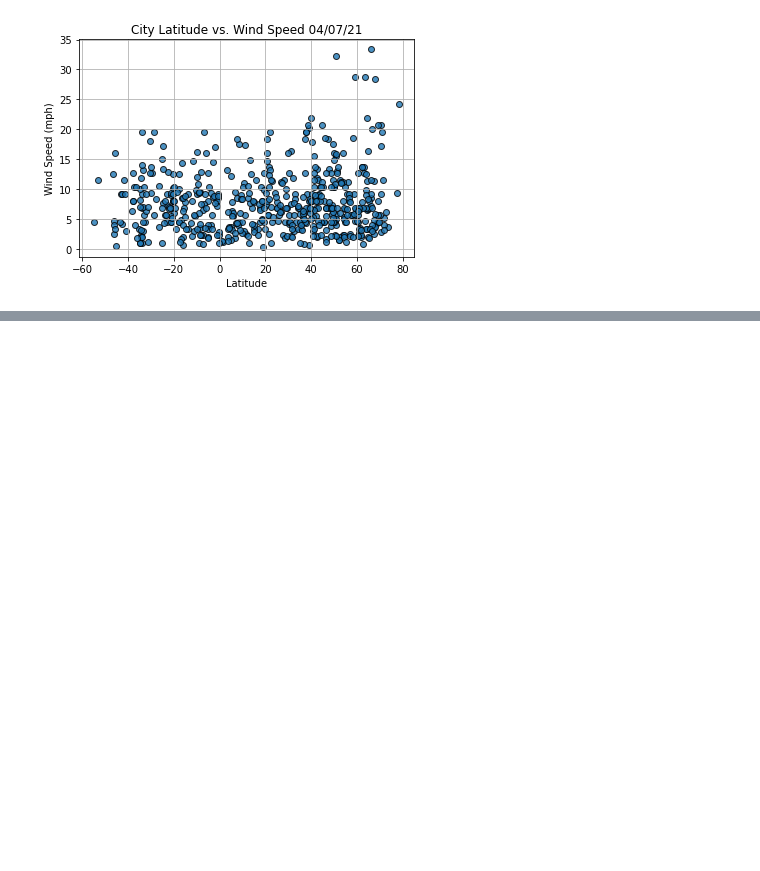
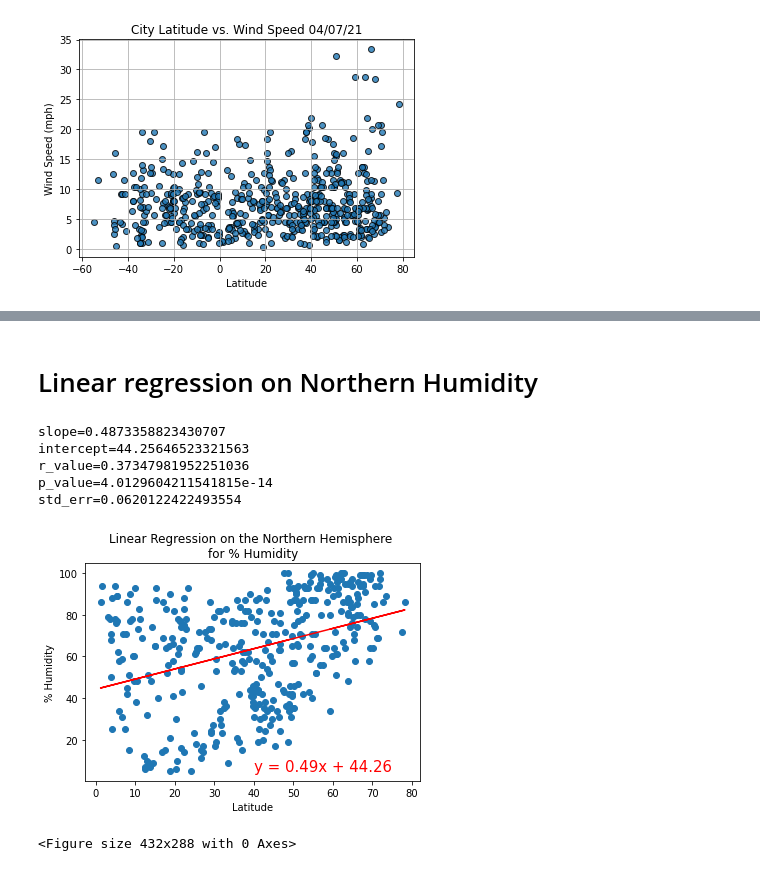
Before and after one commit to jilek/World_Weather_Analysis, a Jupyter notebook: WeatherPy.ipynb, the cells around one changed output, grey strips where cells are left out. Drawn from its saved outputs; the diff is of its cells as text; code cells hidden in the pictures; blank space fills up the shorter version.

```diff
--- a/WeatherPy.ipynb
+++ b/WeatherPy.ipynb
@@ -272,0 +361,21 @@ plt.show()
+# %% [markdown]
+# Linear regression on Northern Humidity
+# %%
+# Linear regression on the Northern Hemisphere
+x_values = northern_hemi_df["Lat"]
+y_values = northern_hemi_df["Humidity"]
+# Call the function.
+plot_linear_regression(x_values,
+                       y_values,
+                       'Linear Regression on the Northern Hemisphere \nfor % Humidity',
+                       '% Humidity',
+                       (40,5))
+plt.savefig("weather_data/hum_vs_lat_north.png")
+# %% [output]
+slope=0.4873358823430707
+intercept=44.25646523321563
+r_value=0.37347981952251036
+p_value=4.0129604211541815e-14
+std_err=0.0620122422493554
+[figure, added]
+<Figure size 432x288 with 0 Axes>
```
Also changed, not shown: parts of 20 cells of this notebook, 10 other files.
